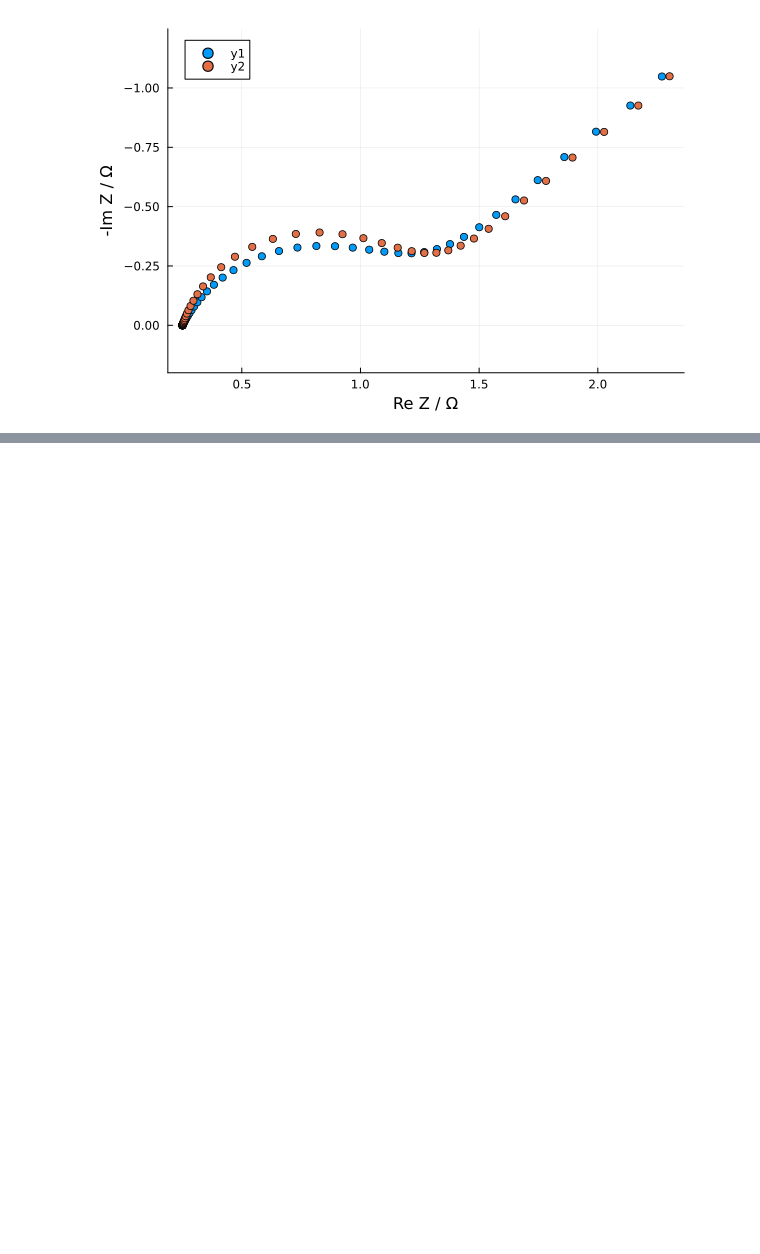
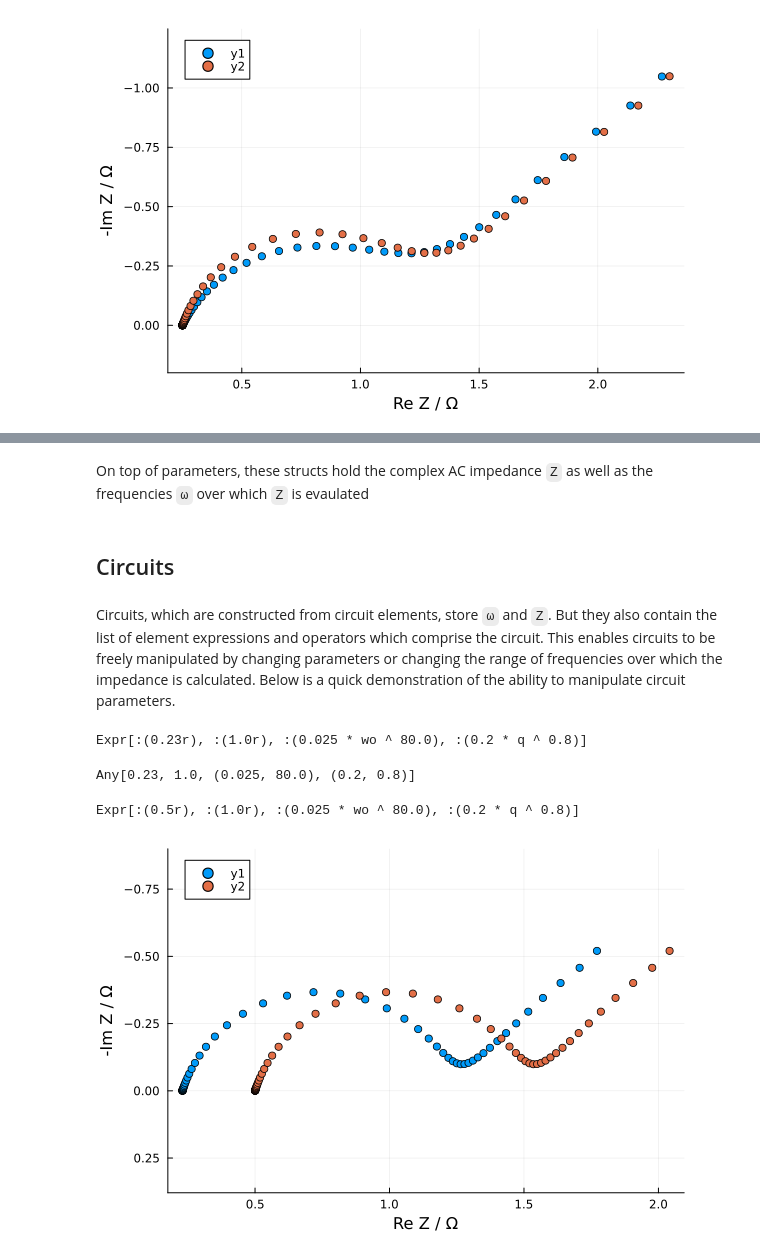
Before and after one commit to bdamerau/EISAnalysis.jl, a Jupyter notebook: Notebooks/Tutorial.ipynb, the cells around one changed output, grey strips where cells are left out. Saved outputs shown, nothing was run; the diff lists cells and outputs as text; code cells hidden in the pictures; blank space fills up the shorter version.

```diff
--- a/Notebooks/Tutorial.ipynb
+++ b/Notebooks/Tutorial.ipynb
@@ -66,0 +65,25 @@ plot_Nyquist(randles_circuit2,randles_circuit3)
+# %% [markdown]
+On top of parameters, these structs hold the complex AC impedance `Z` as well as the frequencies `ω` over which `Z` is evaulated
+# %% [markdown]
+## Circuits
+# %% [markdown]
+Circuits, which are constructed from circuit elements, store `ω` and `Z`. But they also contain the list of element expressions and operators which comprise the circuit. This enables circuits to be freely manipulated by changing parameters or changing the range of frequencies over which the impedance is calculated. Below is a quick demonstration of the ability to manipulate circuit parameters.
+# %%
+circuit = 0.23r-(r-0.025wo^80)/0.2q
+print(circuit.elements)
+# %% [output]
+Expr[:(0.23r), :(1.0r), :(0.025 * wo ^ 80.0), :(0.2 * q ^ 0.8)]
+# %%
+using EISAnalysis: get_params,set_params
+p = get_params(circuit)
+print(p)
+# %% [output]
+Any[0.23, 1.0, (0.025, 80.0), (0.2, 0.8)]
+# %%
+p[1] = 0.5
+updated_circuit = set_params(circuit,p)
+println(updated_circuit.elements)
+plot_Nyquist(circuit,updated_circuit)
+# %% [output]
+Expr[:(0.5r), :(1.0r), :(0.025 * wo ^ 80.0), :(0.2 * q ^ 0.8)]
+[figure, added]
```
Also changed, not shown: parts of 9 cells of this notebook, 12 other files.
